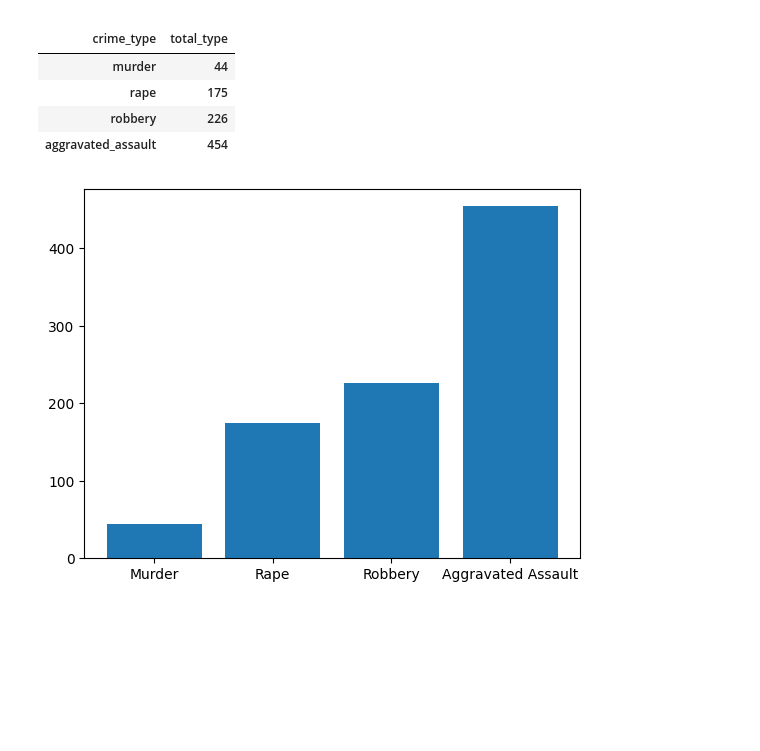
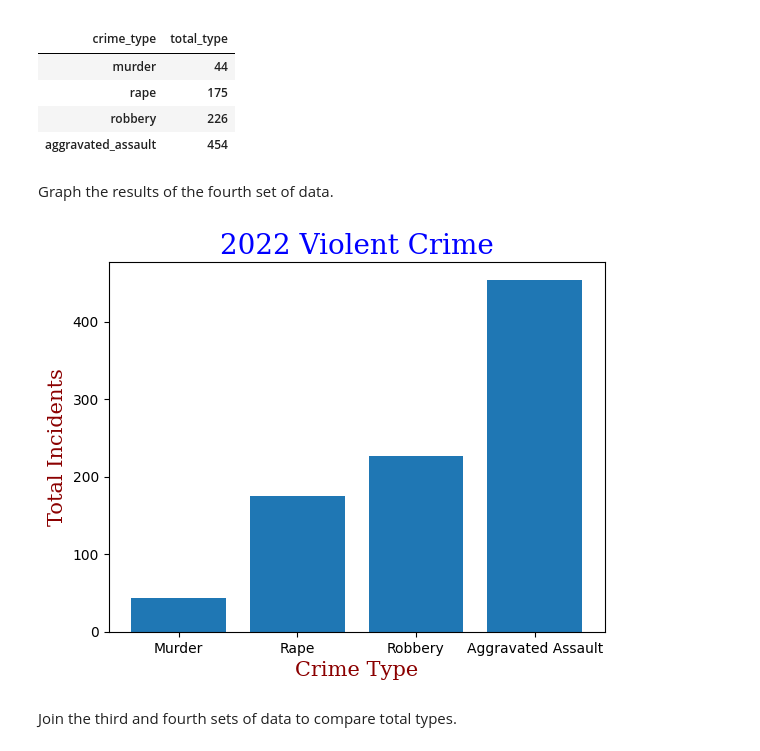
Before and after one commit to DonBradshawUS/LexCrimeData, a Jupyter notebook: code.ipynb, the cells around one changed output. Drawn from its saved outputs; the diff is of its cells as text; code cells hidden in the pictures; blank space fills up the shorter version.

```diff
--- a/code.ipynb
+++ b/code.ipynb
@@ -92,14 +149,25 @@ display(df5)
 | rape | 175 |
 | robbery | 226 |
 | aggravated_assault | 454 |
+# %% [markdown]
+Graph the results of the fourth set of data.
 # %%
 x = np.array(["Murder", "Rape", "Robbery", "Aggravated Assault"])
 y = np.array([44, 175, 226, 454])
 
+font1 = {'family':'serif','color':'blue','size':20}
+font2 = {'family':'serif','color':'darkred','size':15}
+
+plt.title("2022 Violent Crime", fontdict = font1)
+plt.xlabel("Crime Type", fontdict = font2)
+plt.ylabel("Total Incidents", fontdict = font2)
+
 plt.bar(x,y)
 plt.show()
 # %% [output]
-[figure, old version]
+[figure, new version]
+# %% [markdown]
+Join the third and fourth sets of data to compare total types.
 # %%
 df6 = df4.join(df5, how='outer')
 display(df6)
```
Also changed, not shown: parts of 20 cells of this notebook, 1 other file.
